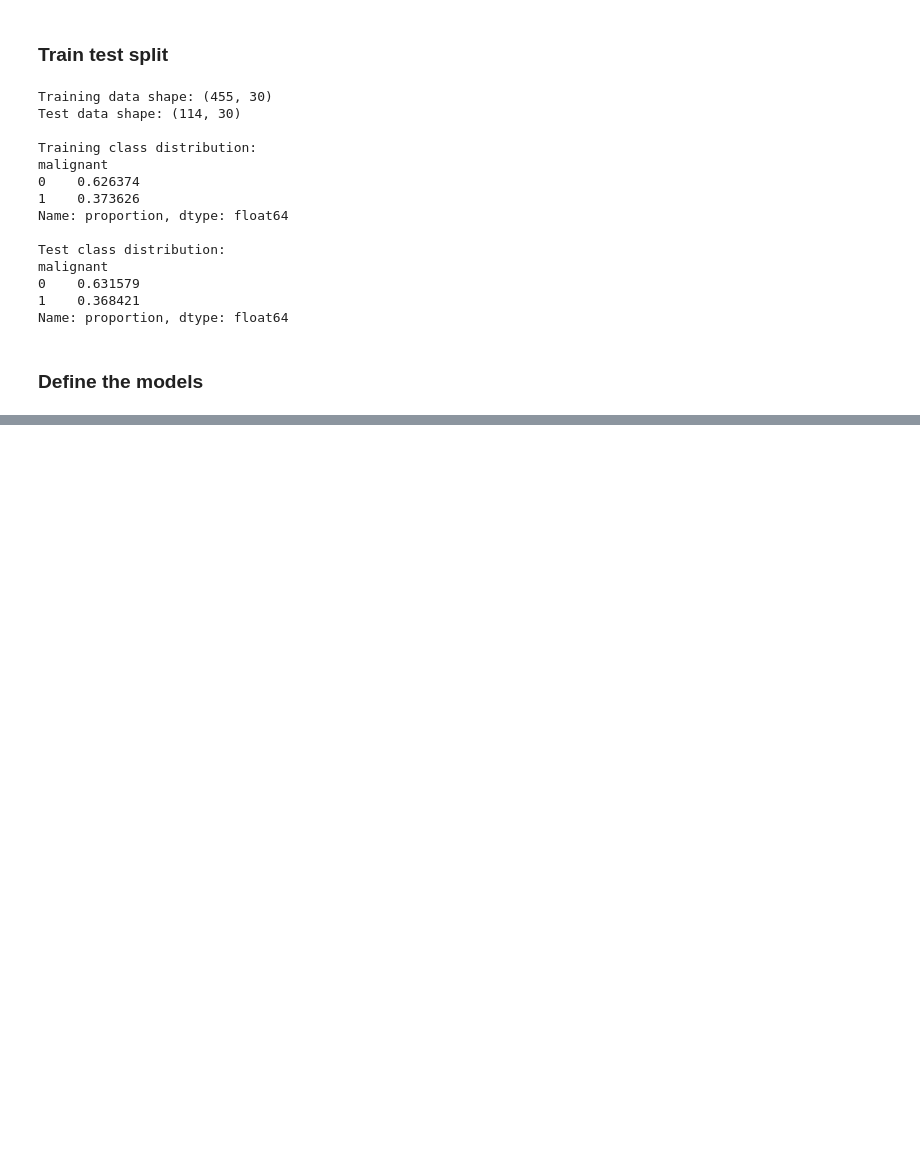
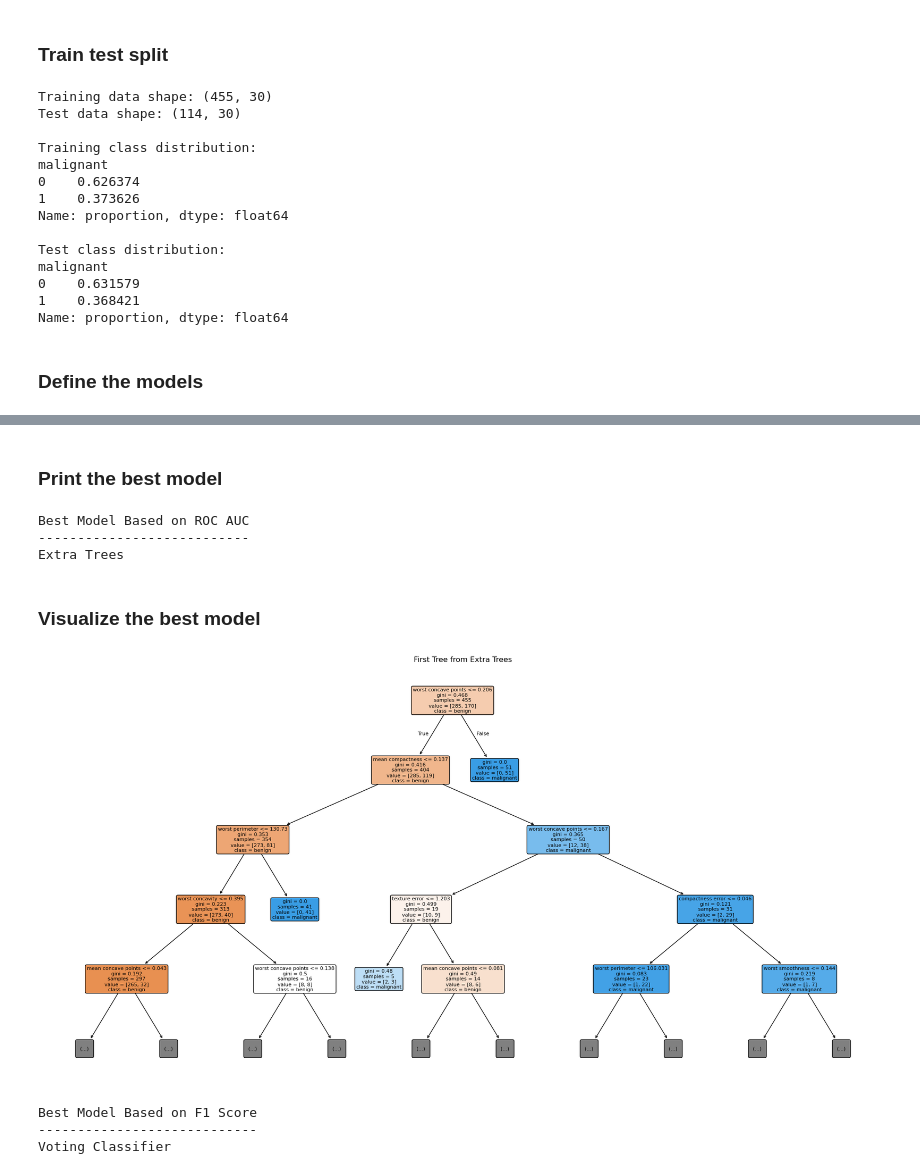
Before and after one commit to profshai/machine-learning-deep-learning, a Jupyter notebook: 01_supervised_ML/03_ensemble/ensemble_learning.ipynb, the cells around one changed output, grey strips where cells are left out. Cells and saved outputs as stored; diff of their text form; code cells hidden in the pictures; blank space fills up the shorter version.

Commit message:
Best Model Determined

```diff
--- a/01_supervised_ML/03_ensemble/ensemble_learning.ipynb
+++ b/01_supervised_ML/03_ensemble/ensemble_learning.ipynb
@@ -229,0 +346,69 @@ models = {
+# %% [markdown]
+### Print the best model
+# %%
+best_model_name = results_df_sorted.iloc[0]["Model"]
+best_model = models[best_model_name]
+
+print("Best Model Based on ROC AUC")
+print("---------------------------")
+print(best_model_name)
+# %% [output]
+Best Model Based on ROC AUC
+---------------------------
+Extra Trees
+# %% [markdown]
+### Visualize the best model
+# %%
+# Function to extract one tree from a tree-based model
+def get_tree_to_plot(model):
+
+    if isinstance(model, DecisionTreeClassifier):
+        return model, "Decision Tree"
+
+    elif isinstance(model, (RandomForestClassifier, ExtraTreesClassifier, BaggingClassifier)):
+        return model.estimators_[0], f"First Tree from {best_model_name}"
+
+    elif isinstance(model, AdaBoostClassifier):
+        return model.estimators_[0], f"First Weak Tree from {best_model_name}"
+
+    elif isinstance(model, GradientBoostingClassifier):
+        return model.estimators_[0, 0], f"First Tree from {best_model_name}"
+
+    else:
+        return None, None
+
+tree_to_plot, tree_title = get_tree_to_plot(best_model)
+
+
+if tree_to_plot is not None:
+
+    plt.figure(figsize=(24, 12))
+
+    plot_tree(tree_to_plot, feature_names=X_train.columns, class_names=["benign", "malignant"],
+        filled=True, rounded=True, max_depth=4, fontsize=8 )
+
+    plt.title(tree_title)
+
+    # Save figure
+    plt.savefig("tree_plot.png", dpi=300, bbox_inches="tight")
+    # plt.savefig(output_dir / "tree_plot.pdf", bbox_inches="tight")
+
+    plt.show()
+
+else:
+    print(f"{best_model_name} is not directly tree-based, so there is no single tree to plot.")
+# %% [output]
+[figure, added]
+# %%
+best_f1_model_name = results_df.sort_values(
+    by="F1 Score",
+    ascending=False
+).iloc[0]["Model"]
+
+print("Best Model Based on F1 Score")
+print("----------------------------")
+print(best_f1_model_name)
+# %% [output]
+Best Model Based on F1 Score
+----------------------------
+Voting Classifier
```
Also changed, not shown: parts of 9 cells of this notebook.
